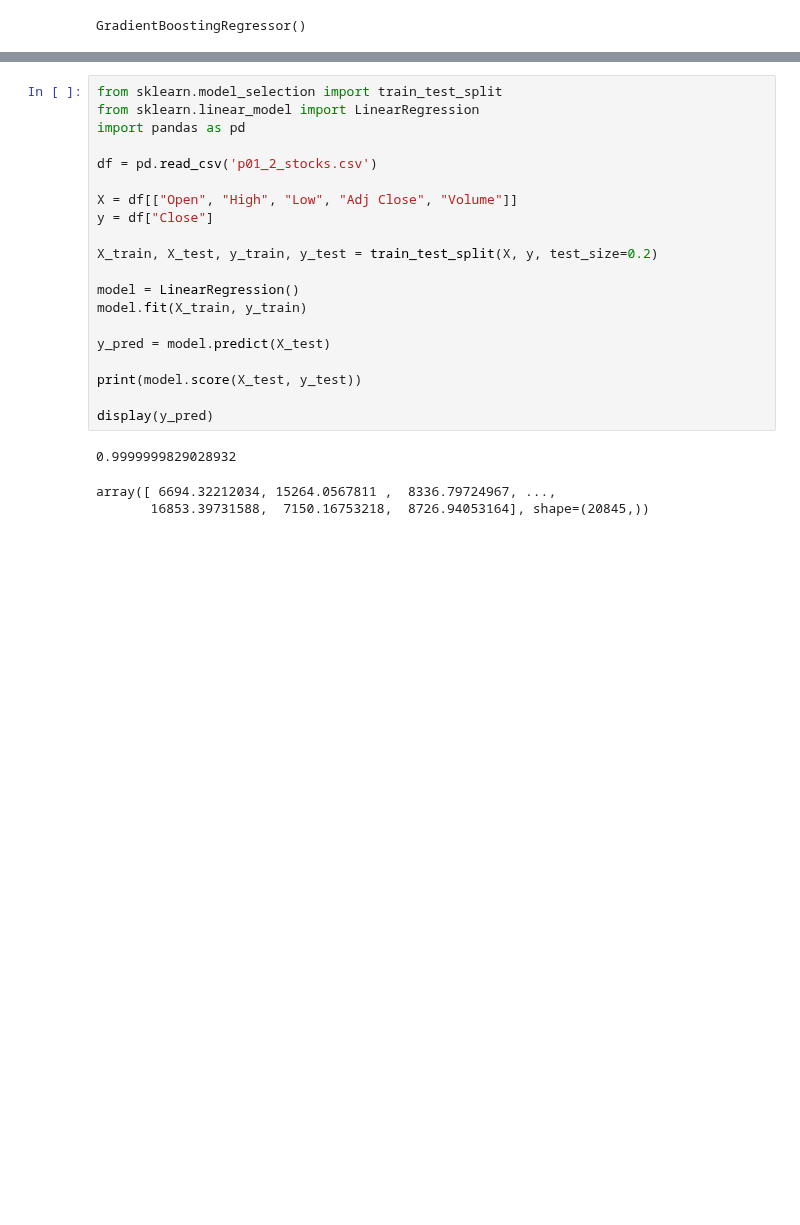
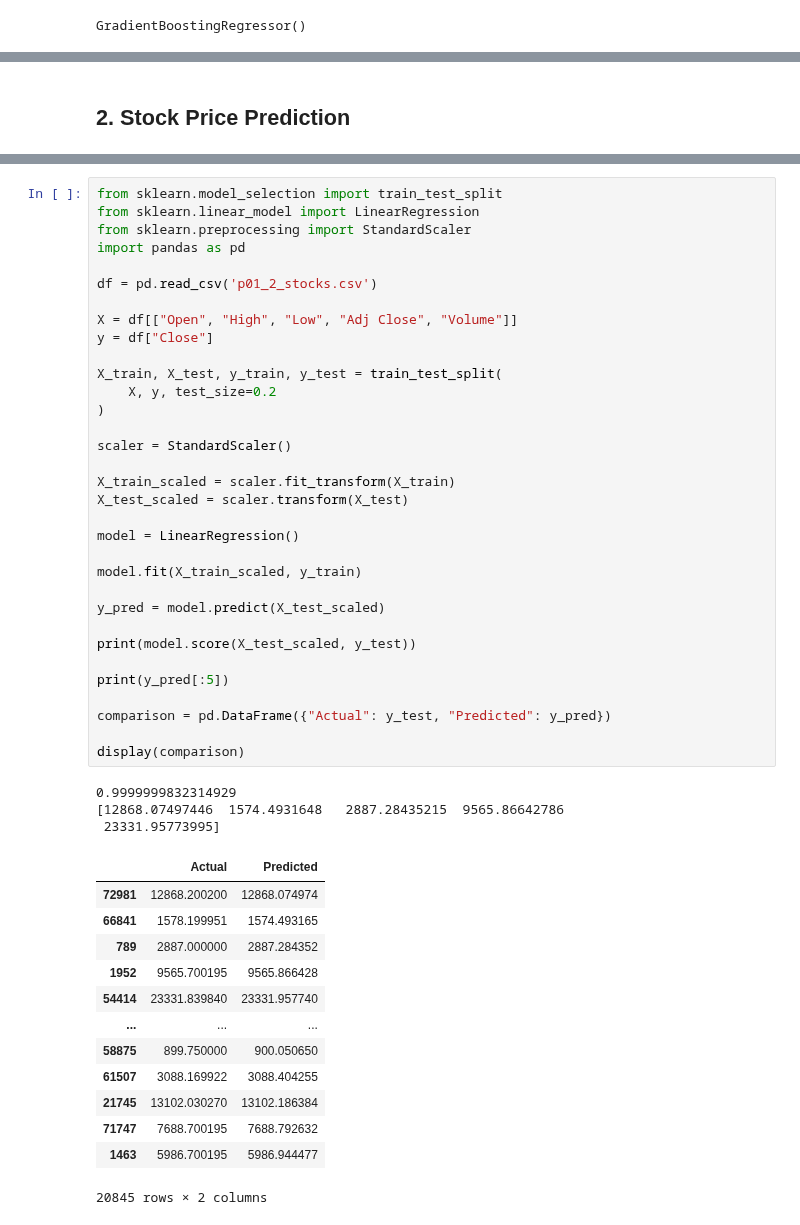
Before and after one commit to ShailPatel27/Innvonix-AI-Learning-Tasks, a Jupyter notebook: AI-ML/T2 Machine Learning Fundamentals/t2 Supervised Learning - Regression/p01_supervisedLearning-Regression.ipynb, the cells around one changed output, grey strips where cells are left out. Saved outputs shown, nothing was run; the diff lists cells and outputs as text; blank space fills up the shorter version.

```diff
--- a/AI-ML/T3 Supervised Learning - Regression/p01_supervisedLearning-Regression.ipynb
+++ b/AI-ML/T2 Machine Learning Fundamentals/t2 Supervised Learning - Regression/p01_supervisedLearning-Regression.ipynb
@@ -126,3 +126,5 @@ Gradient Boosting 0.7834510650206831
+# %% [markdown]
+## 2. Stock Price Prediction
 # %%
 import pandas as pd
 
@@ -143,24 +145,50 @@ df = df.drop("CloseUSD", axis=1)
 # %%
 from sklearn.model_selection import train_test_split
 from sklearn.linear_model import LinearRegression
+from sklearn.preprocessing import StandardScaler
 import pandas as pd
 
 df = pd.read_csv('p01_2_stocks.csv')
 
 X = df[["Open", "High", "Low", "Adj Close", "Volume"]]
 y = df["Close"]
 
-X_train, X_test, y_train, y_test = train_test_split(X, y, test_size=0.2)
+X_train, X_test, y_train, y_test = train_test_split(
+    X, y, test_size=0.2
+)
+
+scaler = StandardScaler()
+
+X_train_scaled = scaler.fit_transform(X_train)
+X_test_scaled = scaler.transform(X_test)
 
 model = LinearRegression()
-model.fit(X_train, y_train)
 
-y_pred = model.predict(X_test)
+model.fit(X_train_scaled, y_train)
 
-print(model.score(X_test, y_test))
+y_pred = model.predict(X_test_scaled)
 
-display(y_pred)
+print(model.score(X_test_scaled, y_test))
+
+print(y_pred[:5])
+
+comparison = pd.DataFrame({"Actual": y_test, "Predicted": y_pred})
+
+display(comparison)
 # %% [output]
-0.9999999829028932
+0.9999999832314929
+[12868.07497446  1574.4931648   2887.28435215  9565.86642786
+ 23331.95773995]
+|  | Actual | Predicted |
+| 72981 | 12868.200200 | 12868.074974 |
+| 66841 | 1578.199951 | 1574.493165 |
+| 789 | 2887.000000 | 2887.284352 |
+| 1952 | 9565.700195 | 9565.866428 |
+| 54414 | 23331.839840 | 23331.957740 |
+| ... | ... | ... |
+| 58875 | 899.750000 | 900.050650 |
+| 61507 | 3088.169922 | 3088.404255 |
+| 21745 | 13102.030270 | 13102.186384 |
+| 71747 | 7688.700195 | 7688.792632 |
+| 1463 | 5986.700195 | 5986.944477 |
-array([ 6694.32212034, 15264.0567811 ,  8336.79724967, ...,
-       16853.39731588,  7150.16753218,  8726.94053164], shape=(20845,))
+20845 rows × 2 columns
```
Also changed, not shown: parts of 7 cells of this notebook, 2 other files.
